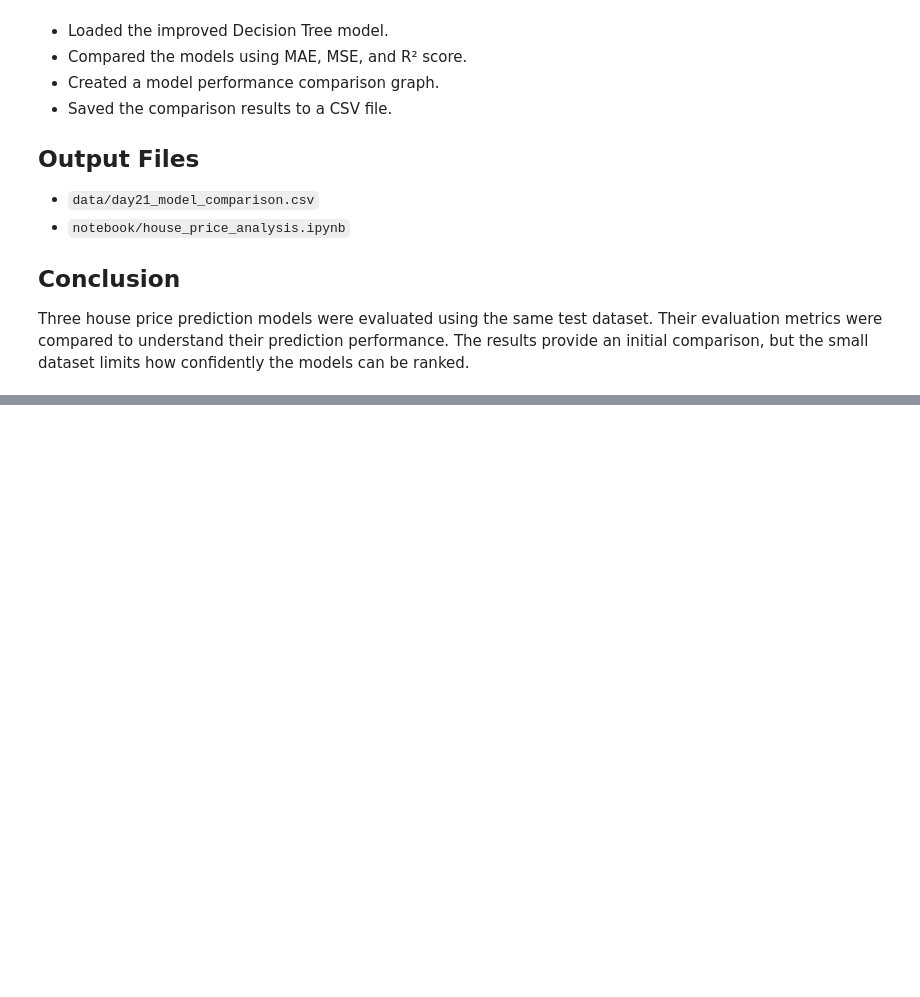
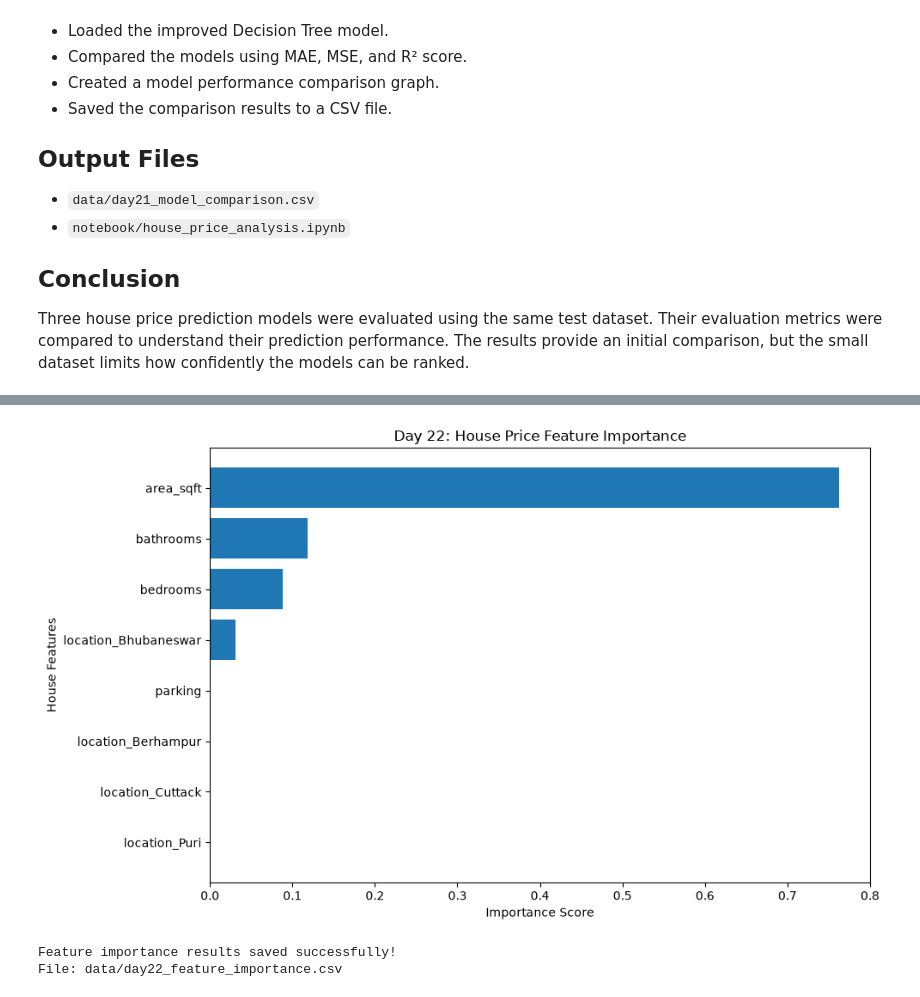
Before and after one commit to gyanaranjanj360-debug/Python-internship, a Jupyter notebook: notebook/house_price_analysis.ipynb, the cells around one changed output, grey strips where cells are left out. Cells and saved outputs as stored; diff of their text form; code cells hidden in the pictures; blank space fills up the shorter version.

Commit message:
Day 22: Analyze house price feature importance

```diff
--- a/notebook/house_price_analysis.ipynb
+++ b/notebook/house_price_analysis.ipynb
@@ -2950,3 +2950,19 @@ SyntaxError: invalid character '²' (U+00B2) (176084104.py, line 11)
 ## Conclusion
 
 Three house price prediction models were evaluated using the same test dataset. Their evaluation metrics were compared to understand their prediction performance. The results provide an initial comparison, but the small dataset limits how confidently the models can be ranked.
+# %%
+import pandas as pd
+import joblib
+
+# Load the improved Decision Tree model
+improved_model = joblib.load(
+    "../src/improved_house_price_model.pkl"
+)
+
+# Load the feature names
+feature_columns = joblib.load(
+    "../src/feature_columns.pkl"
+)
+
+print("Improved model loaded successfully!")
+print("Number of features:", len(feature_columns))
@@ -2952,0 +2972,13 @@ Three house price prediction models were evaluated using the same test dataset.
+# %%
+importance_df = pd.DataFrame({
+    "Feature": feature_columns,
+    "Importance": improved_model.feature_importances_
+})
+
+importance_df = importance_df.sort_values(
+    by="Importance",
+    ascending=False
+).reset_index(drop=True)
+
+print("DAY 22 - FEATURE IMPORTANCE")
+display(importance_df.round(4))
@@ -2952,0 +2996,29 @@ Three house price prediction models were evaluated using the same test dataset.
+# %%
+import matplotlib.pyplot as plt
+
+plt.figure(figsize=(10, 6))
+
+plt.barh(
+    importance_df["Feature"],
+    importance_df["Importance"]
+)
+
+plt.xlabel("Importance Score")
+plt.ylabel("House Features")
+plt.title("Day 22: House Price Feature Importance")
+plt.gca().invert_yaxis()
+plt.tight_layout()
+plt.show()
+# %% [output]
+[figure, added]
+# %%
+importance_df.to_csv(
+    "../data/day22_feature_importance.csv",
+    index=False
+)
+
+print("Feature importance results saved successfully!")
+print("File: data/day22_feature_importance.csv")
+# %% [output]
+Feature importance results saved successfully!
+File: data/day22_feature_importance.csv
```
Also changed, not shown: parts of 3 cells of this notebook, 1 other file.
